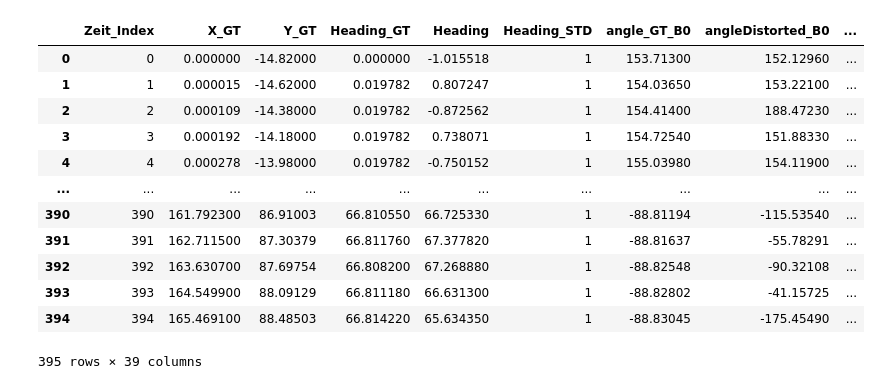
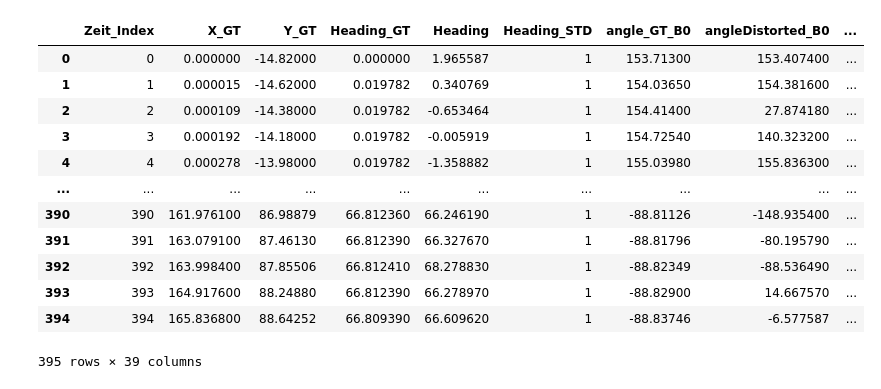
Before and after one commit to tkex/kalman-beacon, a Jupyter notebook: __PythonPrototyping__/UKF/UKF-01-Richtungsvektoren-Implementierung.ipynb, the cells around one changed output. Cells and saved outputs as stored; diff of their text form; code cells hidden in the pictures.

```diff
--- a/__PythonPrototyping__/UKF/UKF-01-Richtungsvektoren-Implementierung.ipynb
+++ b/__PythonPrototyping__/UKF/UKF-01-Richtungsvektoren-Implementierung.ipynb
@@ -10,13 +10,13 @@ SIGMA_KAPPA_VALUE = 1.0
 Q_VARIANCE_VALUE = 1
 
 
-# file_path = 'con_vel_basic_log.csv'
+file_path = 'con_vel_basic_log.csv'
 # file_path = 'con_vel_beacon_freq_log.csv'
 # file_path = 'con_vel_beacon_flag_AND_freq_log.csv'
 
 # file_path = 'dyn_acc_basic_log.csv'
 # file_path = 'dyn_acc_beacon_freq_log.csv'
-file_path = 'dyn_acc_beacon_flag_AND_freq_log.csv'
+# file_path = 'dyn_acc_beacon_flag_AND_freq_log.csv'
 
 df_head = pd.read_csv(file_path, sep='\t', header=None, nrows=1, names=[
 
@@ -31,44 +31,44 @@ df_head = pd.read_csv(file_path, sep='\t', header=None, nrows=1, names=[
 
 # Erst ab 2 Zeile lesen
 df = pd.read_csv(file_path, sep='\t', header=None, skiprows=1, names=[
 
     'Zeit_Index',
     'X_GT', 'Y_GT',
     'Heading_GT', 'Heading', 'Heading_STD',
     'angle_GT_B0', 'angleDistorted_B0', 'STD_angle_B0',
     'angle_GT_B1', 'angleDistorted_B1', 'STD_angle_B1',
     'angle_GT_B2', 'angleDistorted_B2', 'STD_angle_B2',
     'Richtung_GT_X_B0', 'Richtung_GT_Y_B0',
     'Richtung_X_B0', 'Richtung_Y_B0', 'STD_Richtung_B0',
     'Richtung_GT_X_B1', 'Richtung_GT_Y_B1',
     'Richtung_X_B1', 'Richtung_Y_B1', 'STD_Richtung_B1',
     'Richtung_GT_X_B2', 'Richtung_GT_Y_B2',
     'Richtung_X_B2', 'Richtung_Y_B2', 'STD_Richtung_B2',
     'Entfernung_B0', 'EntfernungDistorted_B0', 'STD_Entfernung_B0',
     'Entfernung_B1', 'EntfernungDistorted_B1', 'STD_Entfernung_B1',
     'Entfernung_B2', 'EntfernungDistorted_B2', 'STD_Entfernung_B2'
 
 ])
 
 
 #df_head
 
 #print(df.head())
 pd.set_option('display.max_columns', None)
 df
 # %% [output]
 |  | Zeit_Index | X_GT | Y_GT | Heading_GT | Heading | Heading_STD | angle_GT_B0 | angleDistorted_B0 | ... |
-| 0 | 0 | 0.000000 | -14.82000 | 0.000000 | -1.015518 | 1 | 153.71300 | 152.12960 | ... |
-| 1 | 1 | 0.000015 | -14.62000 | 0.019782 | 0.807247 | 1 | 154.03650 | 153.22100 | ... |
-| 2 | 2 | 0.000109 | -14.38000 | 0.019782 | -0.872562 | 1 | 154.41400 | 188.47230 | ... |
-| 3 | 3 | 0.000192 | -14.18000 | 0.019782 | 0.738071 | 1 | 154.72540 | 151.88330 | ... |
-| 4 | 4 | 0.000278 | -13.98000 | 0.019782 | -0.750152 | 1 | 155.03980 | 154.11900 | ... |
+| 0 | 0 | 0.000000 | -14.82000 | 0.000000 | 1.965587 | 1 | 153.71300 | 153.407400 | ... |
+| 1 | 1 | 0.000015 | -14.62000 | 0.019782 | 0.340769 | 1 | 154.03650 | 154.381600 | ... |
+| 2 | 2 | 0.000109 | -14.38000 | 0.019782 | -0.653464 | 1 | 154.41400 | 27.874180 | ... |
+| 3 | 3 | 0.000192 | -14.18000 | 0.019782 | -0.005919 | 1 | 154.72540 | 140.323200 | ... |
+| 4 | 4 | 0.000278 | -13.98000 | 0.019782 | -1.358882 | 1 | 155.03980 | 155.836300 | ... |
 | ... | ... | ... | ... | ... | ... | ... | ... | ... | ... |
-| 390 | 390 | 161.792300 | 86.91003 | 66.810550 | 66.725330 | 1 | -88.81194 | -115.53540 | ... |
-| 391 | 391 | 162.711500 | 87.30379 | 66.811760 | 67.377820 | 1 | -88.81637 | -55.78291 | ... |
-| 392 | 392 | 163.630700 | 87.69754 | 66.808200 | 67.268880 | 1 | -88.82548 | -90.32108 | ... |
-| 393 | 393 | 164.549900 | 88.09129 | 66.811180 | 66.631300 | 1 | -88.82802 | -41.15725 | ... |
-| 394 | 394 | 165.469100 | 88.48503 | 66.814220 | 65.634350 | 1 | -88.83045 | -175.45490 | ... |
+| 390 | 390 | 161.976100 | 86.98879 | 66.812360 | 66.246190 | 1 | -88.81126 | -148.935400 | ... |
+| 391 | 391 | 163.079100 | 87.46130 | 66.812390 | 66.327670 | 1 | -88.81796 | -80.195790 | ... |
+| 392 | 392 | 163.998400 | 87.85506 | 66.812410 | 68.278830 | 1 | -88.82349 | -88.536490 | ... |
+| 393 | 393 | 164.917600 | 88.24880 | 66.812390 | 66.278970 | 1 | -88.82900 | 14.667570 | ... |
+| 394 | 394 | 165.836800 | 88.64252 | 66.809390 | 66.609620 | 1 | -88.83746 | -6.577587 | ... |
 395 rows × 39 columns
 # %%
 # Imports
```
Also changed, not shown: parts of 5 cells of this notebook, 5 other files.
